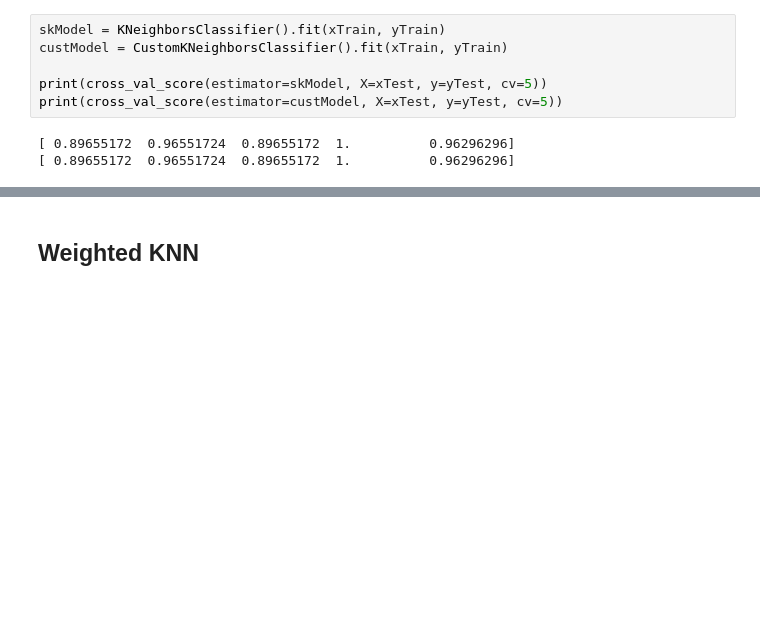
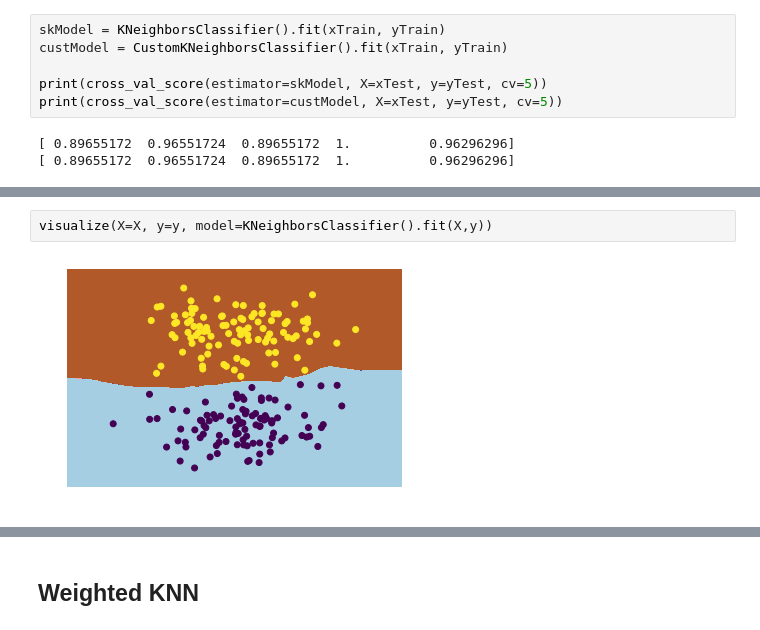
Before and after one commit to sahilsehwag/machine-learning-algorithms, a Jupyter notebook: knn.ipynb, the cells around one changed output, grey strips where cells are left out. Cells and saved outputs as stored; diff of their text form; blank space fills up the shorter version.

```diff
--- a/knn.ipynb
+++ b/knn.ipynb
@@ -116,0 +158,4 @@ print(cross_val_score(estimator=custModel, X=xTest, y=yTest, cv=5))
+# %%
+visualize(X=X, y=y, model=KNeighborsClassifier().fit(X,y))
+# %% [output]
+[figure, added]
```
Also changed, not shown: parts of 9 cells of this notebook, 1 other file.
